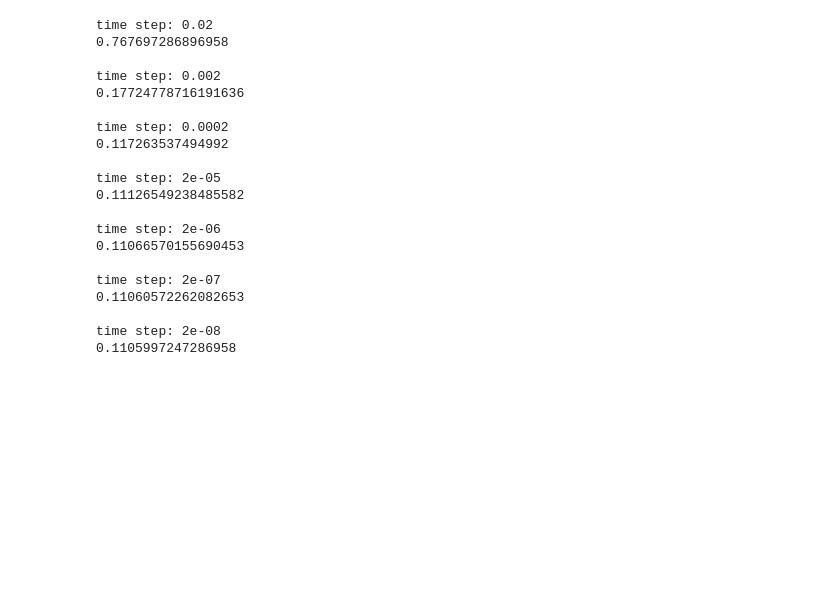
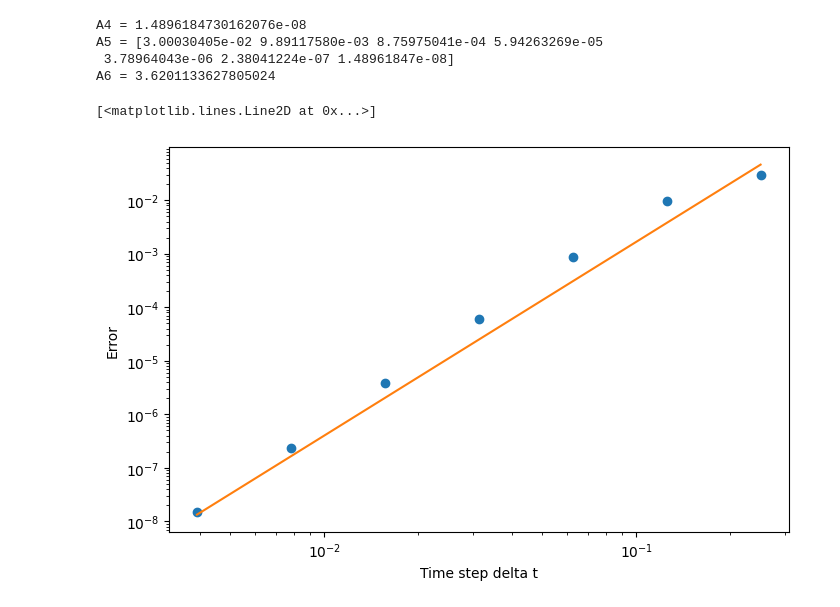
Before and after one commit to simonhansedasi/AMATH, a Jupyter notebook: HW1/HW1.ipynb, the cells around one changed output. Drawn from its saved outputs; the diff is of its cells as text; code cells hidden in the pictures; blank space fills up the shorter version.

```diff
--- a/HW1/HW1.ipynb
+++ b/HW1/HW1.ipynb
@@ -117,48 +103,49 @@ end of the road!
 # %%
-#Question 1
-#part c -- Adams predictor-corrector
+# Question 1
+# part c -- Adams predictor-corrector
 
-#set up loop over time steps
+# set up loop over time steps
+A8 = np.array([])
 for i in del_t:
     dt = i
     t = np.arange(0, 5 + dt, dt)
     y = np.zeros(len(t))
     y_predicted = np.zeros(len(t))
     y[0] = (np.pi)/np.sqrt(2)
 
-    #implement FE and calculate error
+    # implement FE and calculate error
     for n in range(0, len(t) - 1):
         y[0] = y_0
 
         y[1] = y[0] + dt * f(t[0] + dt/2, y[0] + dt/2*f(t[0],y[0]))
 
         y_predicted[n + 1] = y[n] + (dt/2) * (3 * f(t[n], y[n]) - f(t[n-1], y[n-1]))
         y[n+1] = y[n] + (dt/2) * (f(t[n+1], y_predicted[n+1]) + f(t[n],y[n]))
 
+    E = abs(y_true(t[5]) - y[5])
+    A8 = np.append(A8, E)
 
-    E = abs(y_true(t[5], y[5]) - f(t[5], y[5]))
-    print('time step: ' + str(i))
-    print(E)
-    print('')
+    if i == 2**-8:
+        A7 = E
     # break
+
+
+
+fig, ax = plt.subplots(1,1, figsize = (8,5))
+fig = plt.loglog(del_t, A8, 'o')
+ax.set_ylabel('Error')
+ax.set_xlabel('Time step delta t')
+a, b = np.polyfit(np.log(del_t), np.log(A8), 1)
+A9 = a
+print('A4 = ' + str(A7))
+print('A5 = ' + str(A8))
+print('A6 = ' + str(A9))
+
+plt.loglog((del_t), 7 * del_t**a)
 # %% [output]
-time step: 0.02
-0.767697286896958
-
-time step: 0.002
-0.17724778716191636
-
-time step: 0.0002
-0.117263537494992
-
-time step: 2e-05
-0.11126549238485582
-
-time step: 2e-06
-0.11066570155690453
-
-time step: 2e-07
-0.11060572262082653
-
-time step: 2e-08
-0.1105997247286958
+A4 = 1.4896184730162076e-08
+A5 = [3.00030405e-02 9.89117580e-03 8.75975041e-04 5.94263269e-05
+ 3.78964043e-06 2.38041224e-07 1.48961847e-08]
+A6 = 3.6201133627805024
+[<matplotlib.lines.Line2D at 0x...>]
+[figure, added]
```
Also changed, not shown: parts of 6 cells of this notebook, 1 other file.
